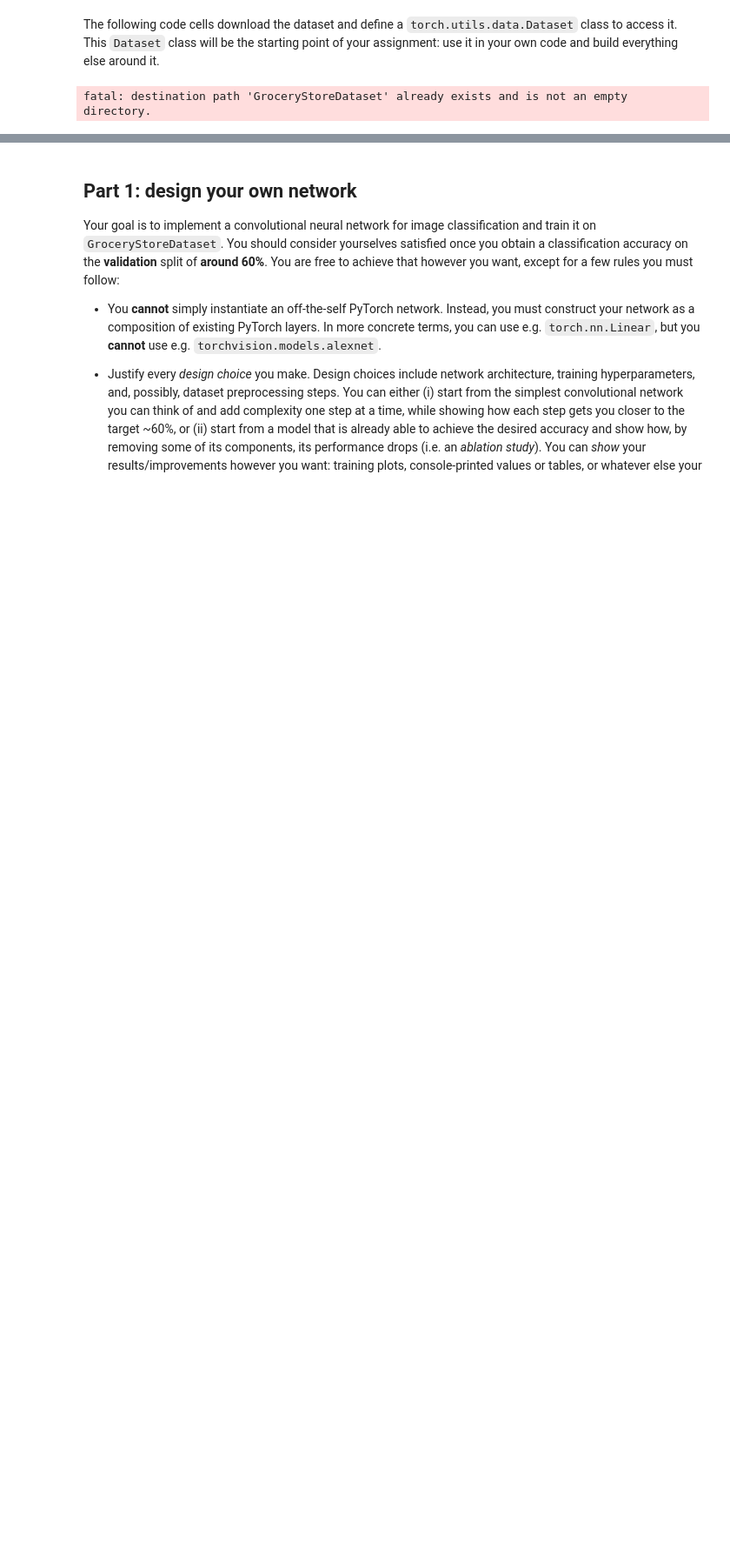
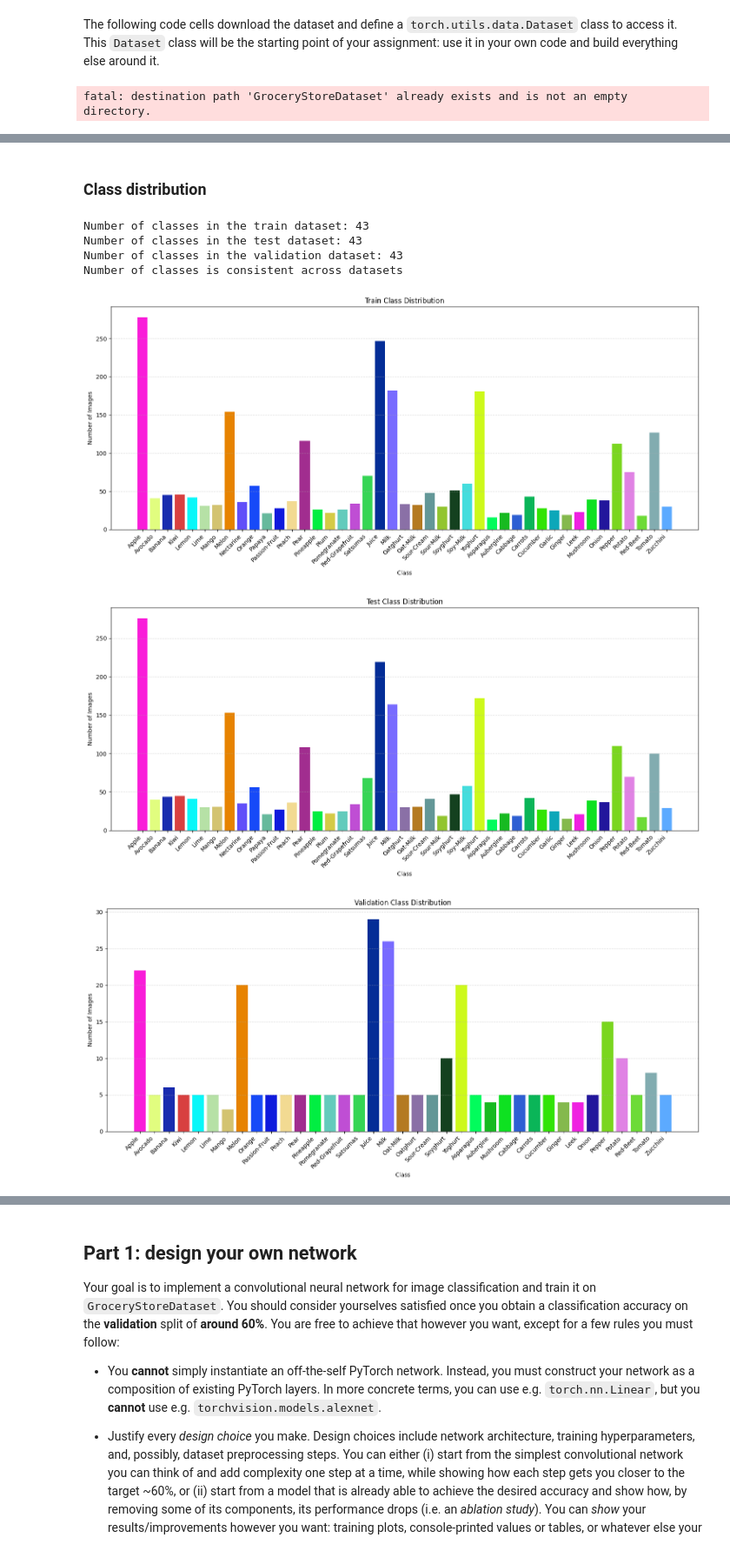
Before and after one commit to castelss8/IPCV_assigments, a Jupyter notebook: A2/assignment2.ipynb, the cells around one changed output, grey strips where cells are left out. Shown at 87% size. Saved outputs shown, nothing was run; the diff lists cells and outputs as text; code cells hidden in the pictures; blank space fills up the shorter version.

```diff
--- a/A2/assignment2.ipynb
+++ b/A2/assignment2.ipynb
@@ -149,0 +234,58 @@ class GroceryStoreDataset(Dataset):
+# %% [markdown]
+### Class distribution
+# %%
+print(f"Number of classes in the train dataset: {train_dataset.get_num_classes()}")
+print(f"Number of classes in the test dataset: {test_dataset.get_num_classes()}")
+print(f"Number of classes in the validation dataset: {val_dataset.get_num_classes()}")
+
+if train_dataset.get_num_classes() == test_dataset.get_num_classes() == val_dataset.get_num_classes():
+    print("Number of classes is consistent across datasets")
+else:
+    print("Number of classes is not consistent across datasets")
+# %% [output]
+Number of classes in the train dataset: 43
+Number of classes in the test dataset: 43
+Number of classes in the validation dataset: 43
+Number of classes is consistent across datasets
+# %%
+def get_class_distribution(dataset):
+    labels = [label for _, label in dataset]
+    distribution = Counter(labels)
+    return distribution
+
+train_distribution = get_class_distribution(train_dataset)
+test_distribution = get_class_distribution(test_dataset)
+val_distribution = get_class_distribution(val_dataset)
+# %%
+# Pre-generate consistent colors for each class
+def generate_class_colors():
+    np.random.seed(42)  # Ensure reproducibility
+    colors = [f"#{random.randint(0, 0xFFFFFF):06x}" for _ in CLASS_NAMES]
+    return colors
+
+# Create a dictionary of class indices and their corresponding colors
+CLASS_COLORS = generate_class_colors()
+
+def plot_class_distribution(distribution, title):
+    class_indices = list(distribution.keys())
+    class_counts = list(distribution.values())
+    class_labels = [CLASS_NAMES[idx] for idx in class_indices]
+    colors = [CLASS_COLORS[idx] for idx in class_indices]
+
+    plt.figure(figsize=(15, 7))
+    plt.bar(class_labels, class_counts, color=colors)
+    plt.xticks(rotation=45, ha="right")
+    plt.title(title)
+    plt.xlabel("Class")
+    plt.ylabel("Number of Images")
+    plt.grid(axis='y', linestyle='--', alpha=0.5)
+    plt.tight_layout()  # Adjust layout to make room for the plot
+    plt.show()
+
+plot_class_distribution(train_distribution, "Train Class Distribution")
+plot_class_distribution(test_distribution, "Test Class Distribution")
+plot_class_distribution(val_distribution, "Validation Class Distribution")
+# %% [output]
+[figure, added]
+[figure, added]
+[figure, added]
```
Also changed, not shown: parts of 60 cells of this notebook, 1 other file.
